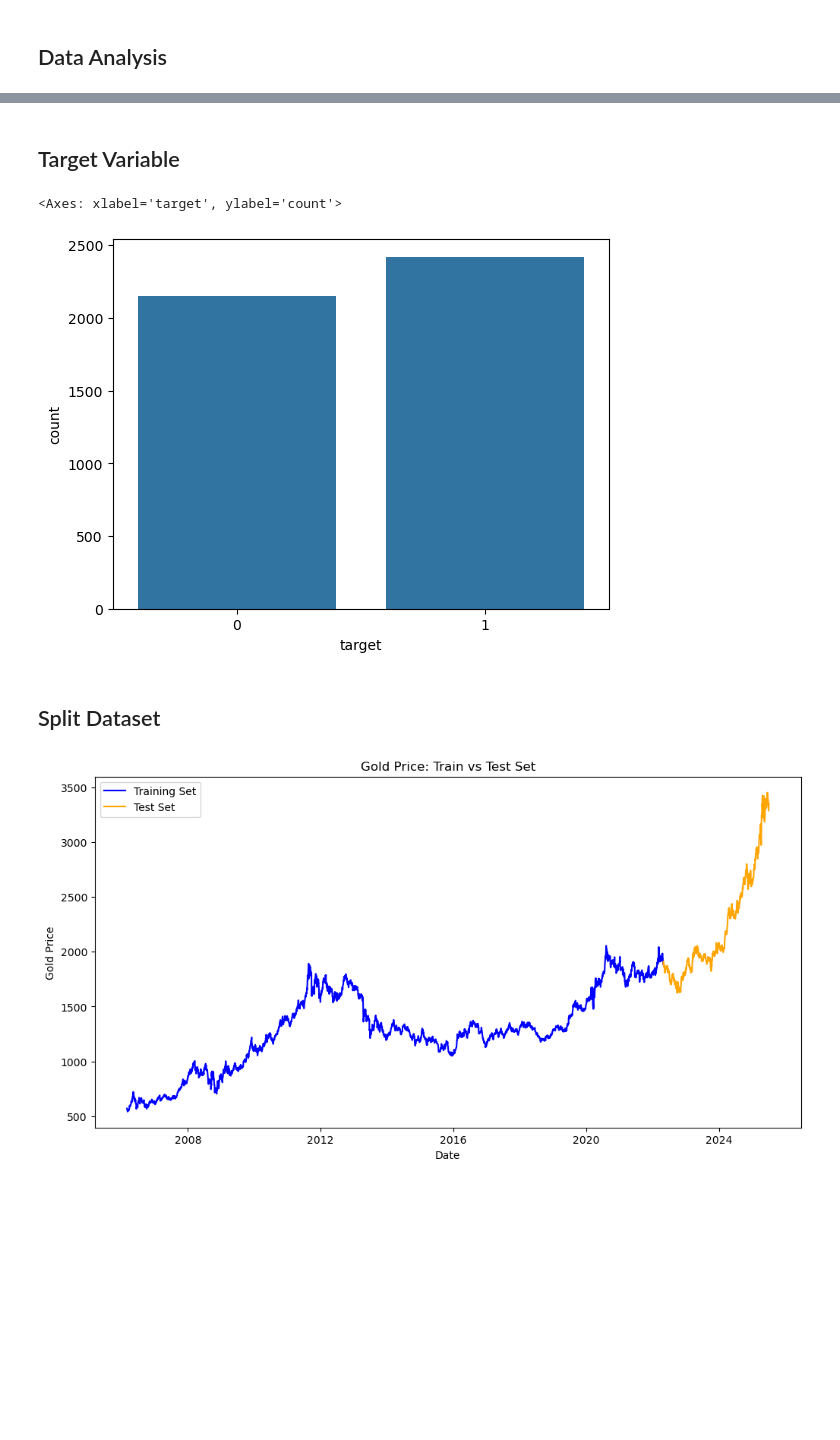
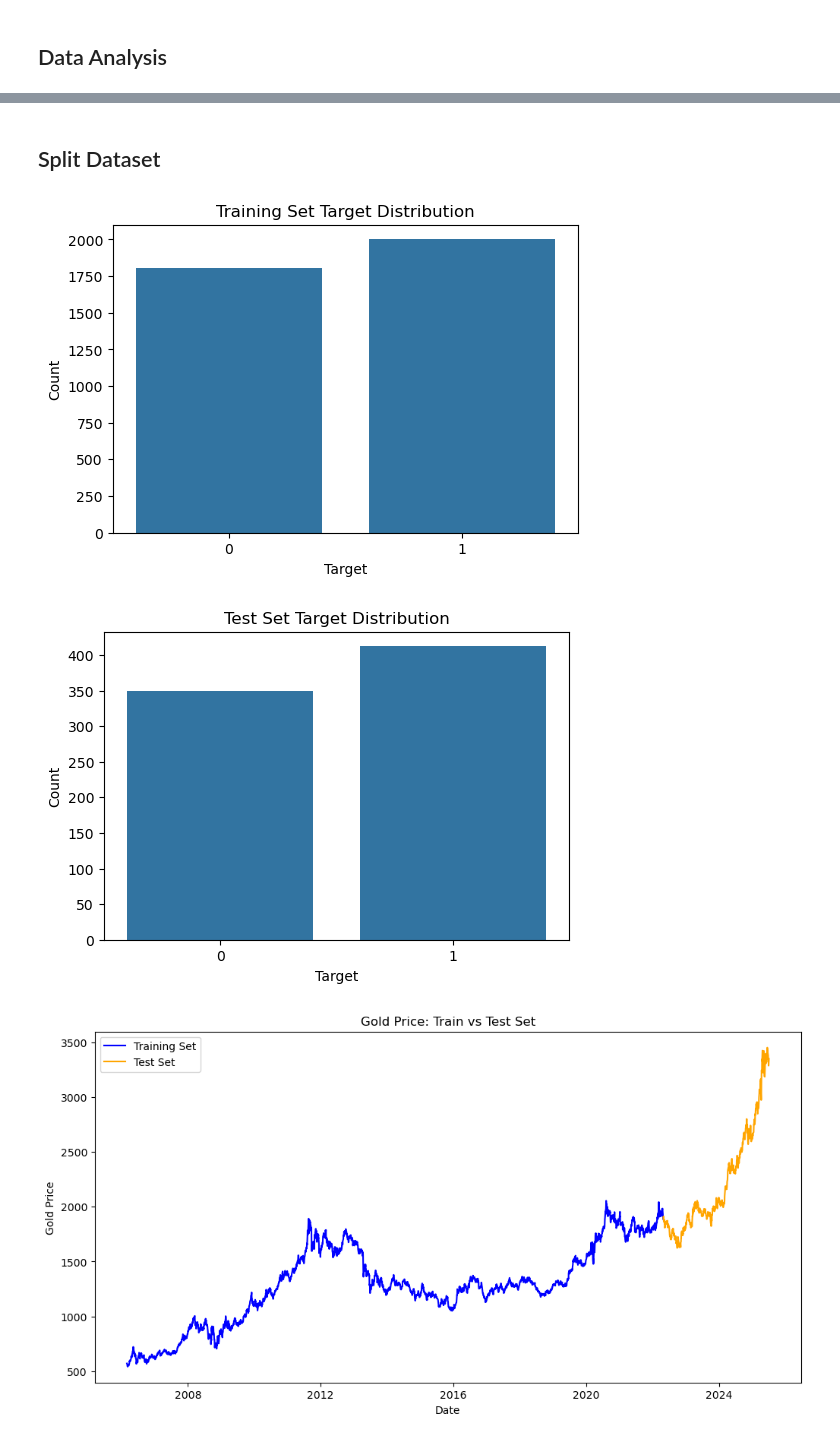
Before and after one commit to MartynChong/applied_project, a Jupyter notebook: project.ipynb, the cells around one changed output, grey strips where cells are left out. Drawn from its saved outputs; the diff is of its cells as text; code cells hidden in the pictures; blank space fills up the shorter version.

```diff
--- a/project.ipynb
+++ b/project.ipynb
@@ -282,35 +289,41 @@ plt.show()
-# %% [markdown]
-## Target Variable
-# %%
-# Creating target variable - next day's binary price direction
-df['target'] = (df['price'].shift(-1) > df['price']).astype(int)
-
-# Target Variable Distribution
-sns.countplot(x='target', data=df)
-# %% [output]
-<Axes: xlabel='target', ylabel='count'>
-[figure, removed]
 # %% [markdown]
 ## Split Dataset
 # %%
 from sklearn.model_selection import TimeSeriesSplit
 
 feature_columns = ['date', 'price', 'open', 'high', 'low', 'volume', 'change', 'year',
        'month', 'quarter', 'price_lag_1', 'price_lag_2', 'open_lag_1',
        'open_lag_2', 'volume_lag_1', 'volume_lag_2', 'SMA_10', 'EMA_10',
        'MACD', 'MACD_signal', 'MACD_diff', 'RSI', 'Stoch_K', 'Stoch_D',
        'BB_upper', 'BB_lower', 'BB_width', 'ATR', 'sp500', 'dxy', 'oil', 'vix',
        'us10y', 'cpius', 'dxy_pct_change', 'oil_pct_change',
        'sp500_pct_change', 'vix_pct_change', 'us10y_pct_change']
 
-df.set_index('date', inplace=True)
-df.sort_index(inplace=True)
 X = df.drop(labels=['target'], axis=1)
 y = df['target']
 
 tss = TimeSeriesSplit(n_splits = 5)
 for train_index, test_index in tss.split(X):
-    X_train, X_test = X.iloc[train_index, :], X.iloc[test_index,:]
-    y_train, y_test = y.iloc[train_index], y.iloc[test_index]
+    X_train_full, X_test_final= X.iloc[train_index, :], X.iloc[test_index,:]
+    y_train_full, y_test_final = y.iloc[train_index], y.iloc[test_index]
+
+# Plot Training Set Distribution
+plt.figure(figsize=(6,4))
+sns.countplot(x=y_train_full)
+plt.title('Training Set Target Distribution')
+plt.xlabel('Target')
+plt.ylabel('Count')
+plt.show()
+
+# Plot Test Set Distribution
+plt.figure(figsize=(6,4))
+sns.countplot(x=y_test_final)
+plt.title('Test Set Target Distribution')
+plt.xlabel('Target')
+plt.ylabel('Count')
+plt.show()
+# %% [output]
+[figure, added]
+[figure, added]
 # %%
 # Get train/test date ranges
```
Also changed, not shown: parts of 16 cells of this notebook.
